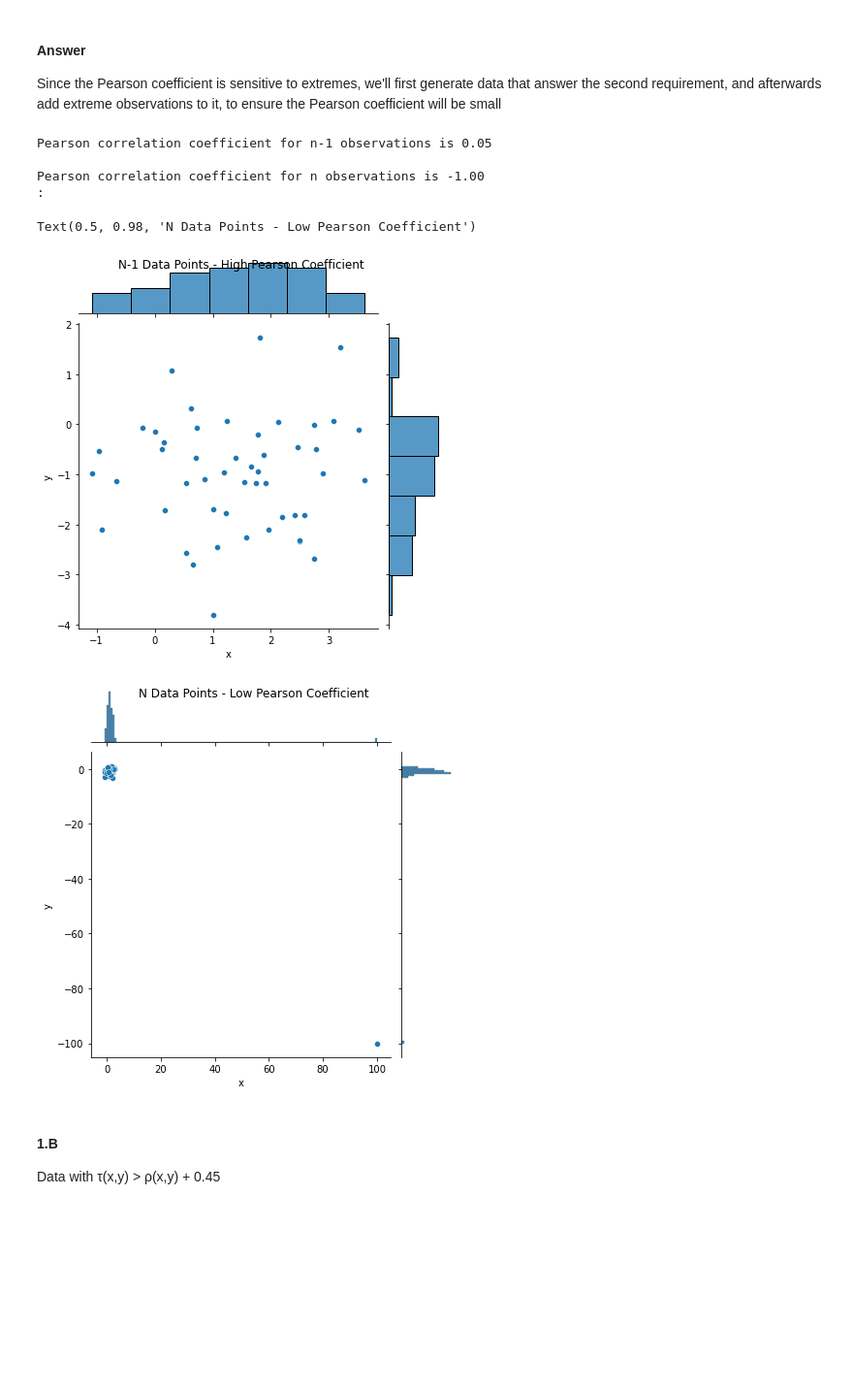
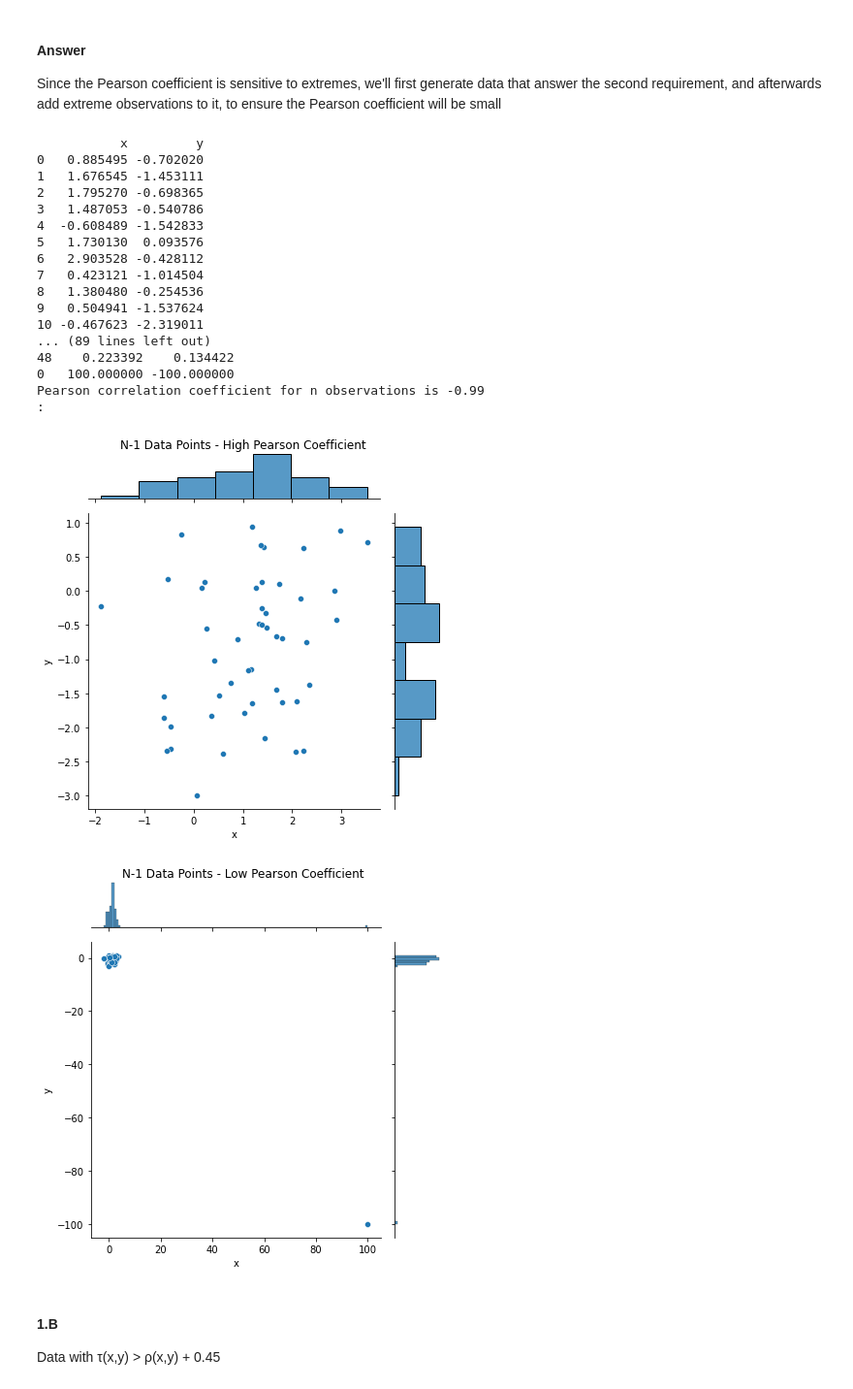
Before and after one commit to EyalMichaeli/IDC_masters, a Jupyter notebook: SnDA/HW3/HW3.ipynb, the cells around one changed output. Shown at 97% size. Cells and saved outputs as stored; diff of their text form; code cells hidden in the pictures; blank space fills up the shorter version.

```diff
--- a/SnDA/HW3/HW3.ipynb
+++ b/SnDA/HW3/HW3.ipynb
@@ -37,28 +38,44 @@ Since the Pearson coefficient is sensitive to extremes, we'll first generate dat
 # %%
 sig = np.array([[1,0.2],[0.2,1]])
 X = stats.multivariate_normal([1,-1],sig)
 df_high = pd.DataFrame(X.rvs(49), columns=['x', 'y'])
-pearson_high = df_high.corr().loc['x'].iloc[1]
+pearson_high = stats.pearsonr(df_high['x'], df_high['y'])[0]
+print(df_high)
 print(f"Pearson correlation coefficient for n-1 observations is {pearson_high:.2f} \n")
 
-df_low = pd.DataFrame(X.rvs(49), columns=['x','y'])
-df_low = pd.concat([df_low, pd.DataFrame([[100, -100]], columns=['x','y'])], axis=0)
-pearson_low = df_low.corr().loc['x'].iloc[1]
+df_low = pd.concat([df_high, pd.DataFrame([[100, -100]], columns=['x','y'])], axis=0)
+pearson_low = stats.pearsonr(df_low['x'], df_low['y'])[0]
+print(df_low)
 print(f"Pearson correlation coefficient for n observations is {pearson_low:.2f}\n:")
 
-
-sns.jointplot(x=df_high['x'],y=df_high['y'])
-plt.suptitle("N-1 Data Points - High Pearson Coefficient")
-sns.jointplot(x=df_low['x'],y=df_low['y'])
-plt.suptitle("N Data Points - Low Pearson Coefficient")
+high = sns.jointplot(x=df_high['x'],y=df_high['y'])
+high.fig.suptitle("N-1 Data Points - High Pearson Coefficient")
+high.fig.tight_layout()
+high.fig.subplots_adjust(top=0.95)
+low = sns.jointplot(x=df_low['x'],y=df_low['y'])
+low.fig.suptitle("N-1 Data Points - Low Pearson Coefficient")
+low.fig.tight_layout()
+low.fig.subplots_adjust(top=0.95)
 # %% [output]
-Pearson correlation coefficient for n-1 observations is 0.05
-
-Pearson correlation coefficient for n observations is -1.00
+           x         y
+0   0.885495 -0.702020
+1   1.676545 -1.453111
+2   1.795270 -0.698365
+3   1.487053 -0.540786
+4  -0.608489 -1.542833
+5   1.730130  0.093576
+6   2.903528 -0.428112
+7   0.423121 -1.014504
+8   1.380480 -0.254536
+9   0.504941 -1.537624
+10 -0.467623 -2.319011
+... (89 lines left out)
+48    0.223392    0.134422
+0   100.000000 -100.000000
+Pearson correlation coefficient for n observations is -0.99
 :
-Text(0.5, 0.98, 'N Data Points - Low Pearson Coefficient')
-[figure, old version]
+[figure, new version]
-[figure, old version]
+[figure, new version]
 # %% [markdown]
 #### 1.B
 Data with τ(x,y) > ρ(x,y) + 0.45
```
Also changed, not shown: parts of 32 cells of this notebook.
